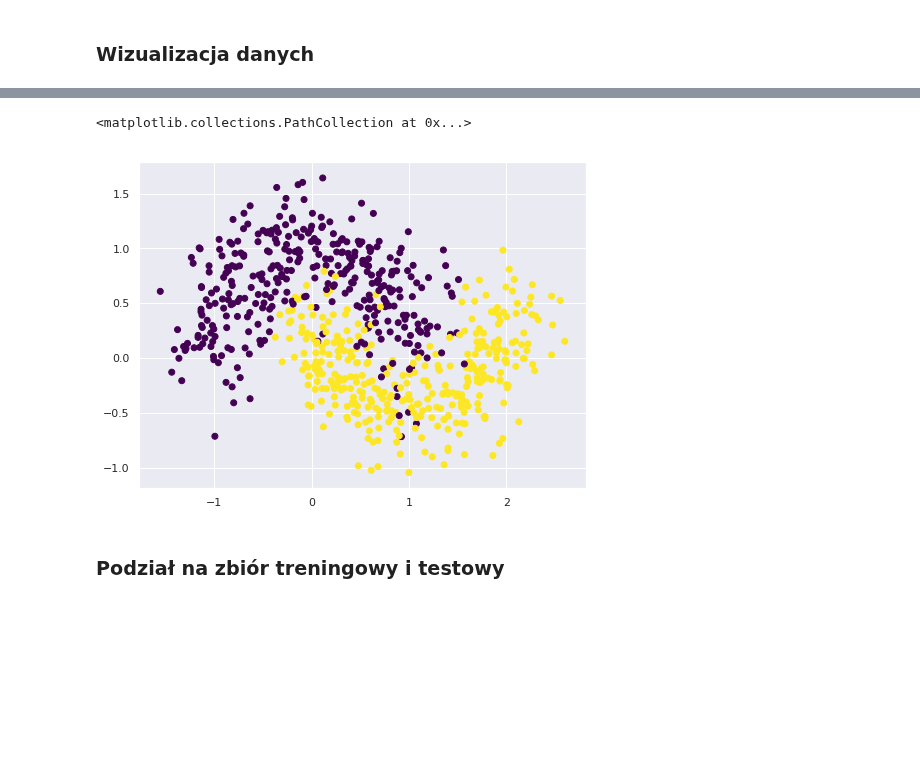
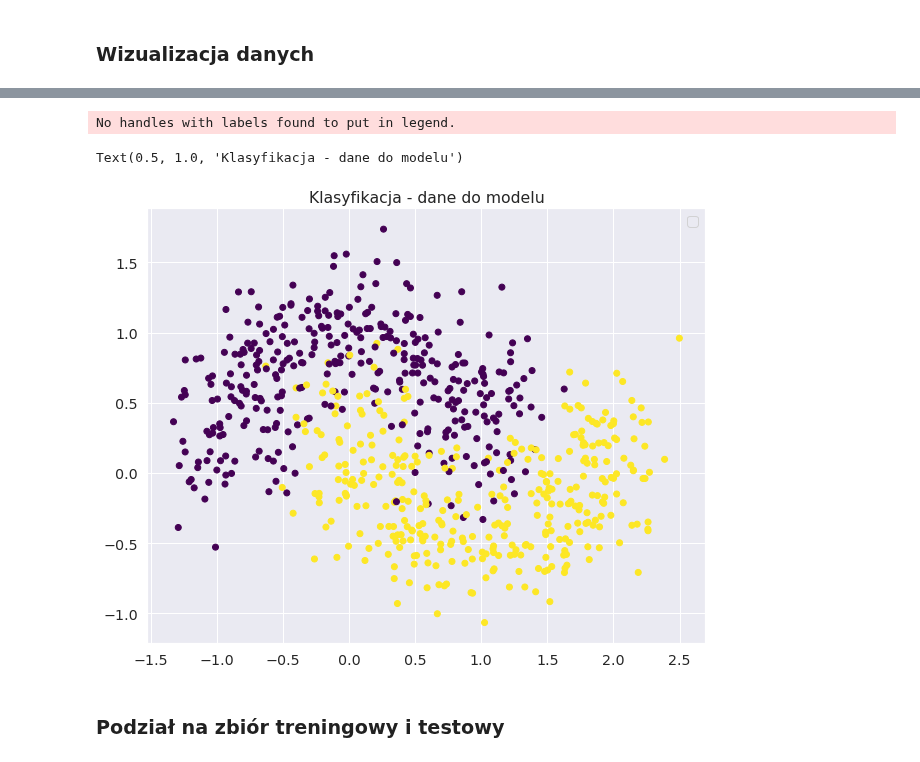
Before and after one commit to krakowiakpawel9/ml_course, a Jupyter notebook: cont/23_under_over_fitting.ipynb, the cells around one changed output, grey strips where cells are left out. Drawn from its saved outputs; the diff is of its cells as text; code cells hidden in the pictures; blank space fills up the shorter version.

```diff
--- a/cont/23_under_over_fitting.ipynb
+++ b/cont/23_under_over_fitting.ipynb
@@ -9,7 +9,12 @@ import matplotlib.pyplot as plt
 import seaborn as sns
 from sklearn.datasets import make_moons
 from sklearn.tree import DecisionTreeClassifier
-sns.set(style='darkgrid')
+import plotly.express as px
+import pandas as pd
+import numpy as np
+
+np.random.seed(42)
+sns.set(font_scale=1.3)
 # %% [markdown]
 ### Wygenerowanie danych
 # %%
@@ -33,9 +52,12 @@ array([1, 0, 0, 1, 1])
 # %%
-plt.figure(figsize=(8, 6))
+plt.figure(figsize=(10, 8))
 plt.scatter(data[:, 0], data[:, 1], c=target, cmap='viridis')
+plt.legend()
+plt.title('Klasyfikacja - dane do modelu')
 # %% [output]
-<matplotlib.collections.PathCollection at 0x...>
+No handles with labels found to put in legend.
+Text(0.5, 1.0, 'Klasyfikacja - dane do modelu')
-[figure, old version]
+[figure, new version]
 # %% [markdown]
 ### Podział na zbiór treningowy i testowy
 # %%
```
Also changed, not shown: parts of 17 cells of this notebook.
